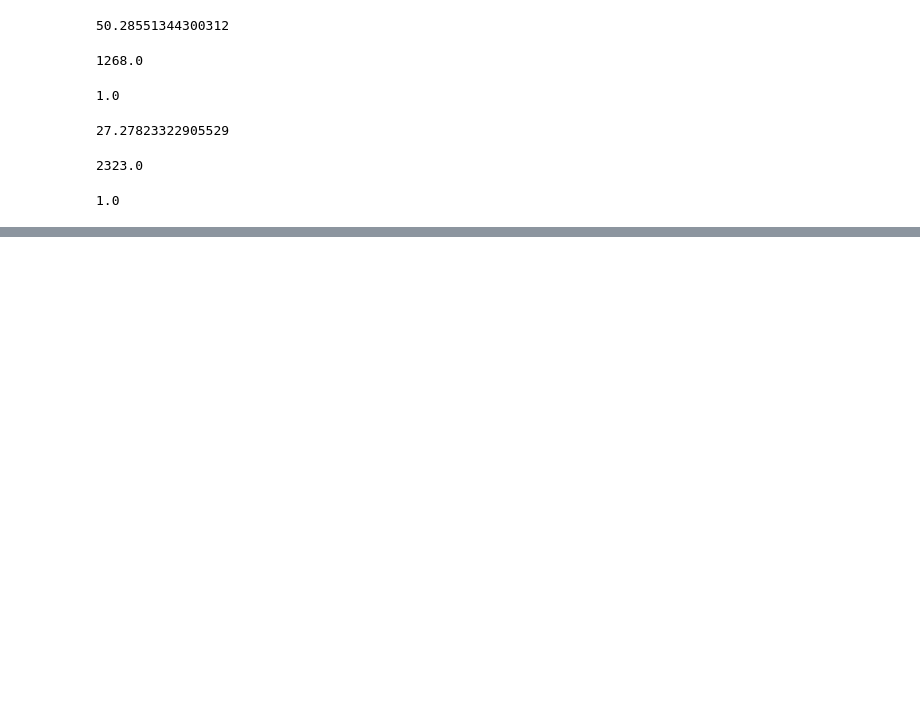
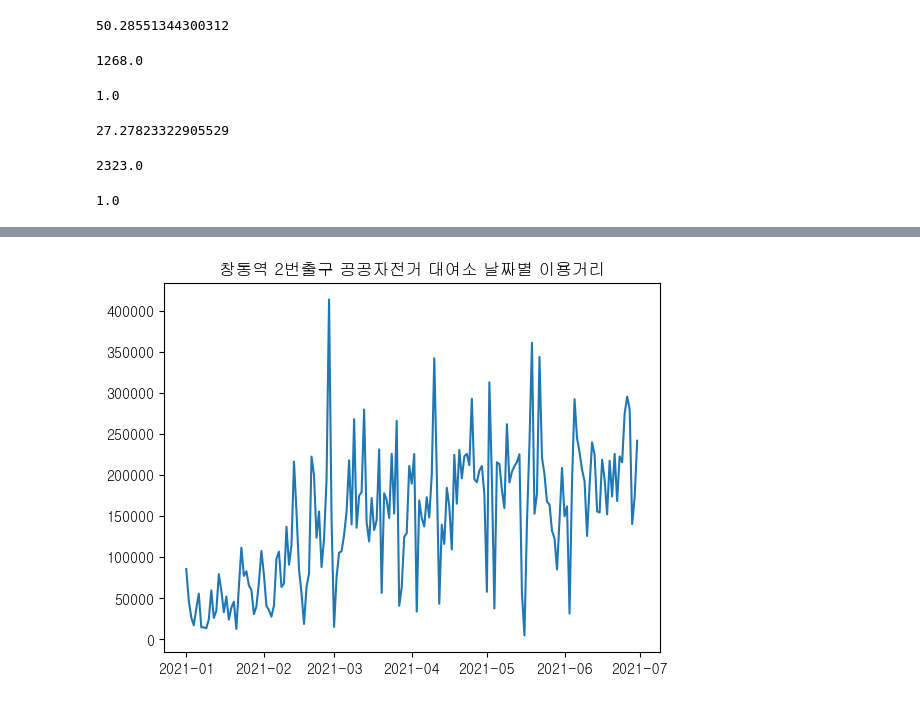
Before and after one commit to sangchun1/coding_practice, a Jupyter notebook: seoul_public_bicycle_data.ipynb, the cells around one changed output, grey strips where cells are left out. Cells and saved outputs as stored; diff of their text form; code cells hidden in the pictures; blank space fills up the shorter version.

```diff
--- a/seoul_public_bicycle_data.ipynb
+++ b/seoul_public_bicycle_data.ipynb
@@ -639,0 +580,8 @@ df['이용시간'].min()
+# %%
+# 대여 날짜별 이용거리
+df_1721_distance = df_1721.groupby('대여날짜')['이용거리'].sum().to_frame()
+plt.plot(df_1721_distance.index, df_1721_distance.values)
+plt.title('창동역 2번출구 공공자전거 대여소 날짜별 이용거리')
+plt.show()
+# %% [output]
+[figure, added]
```
Also changed, not shown: parts of 67 cells of this notebook.
